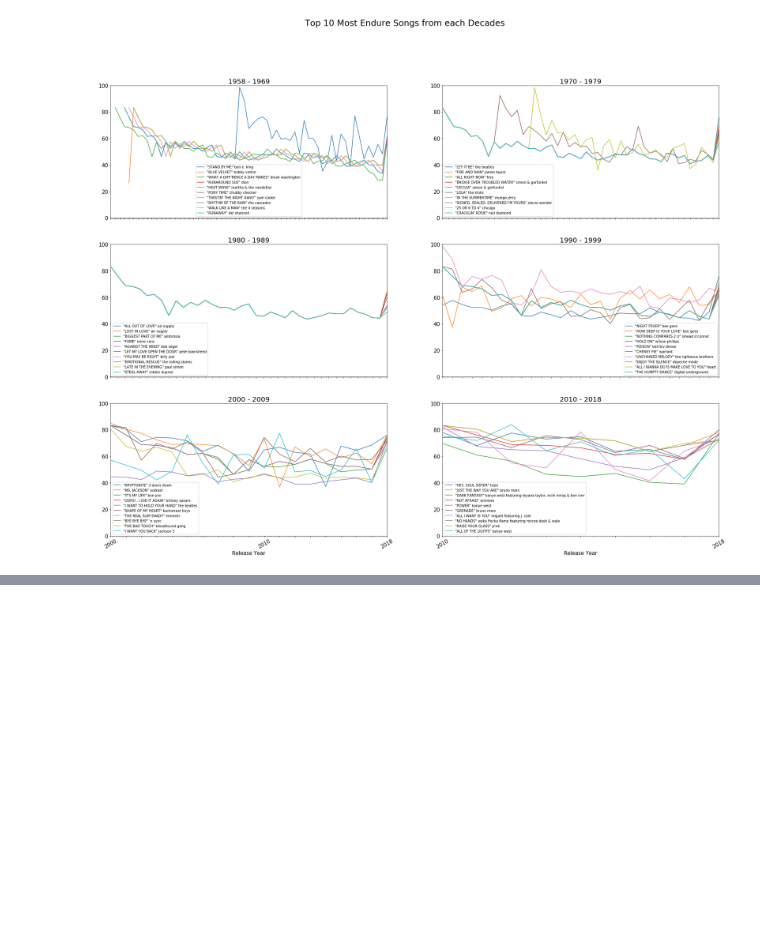
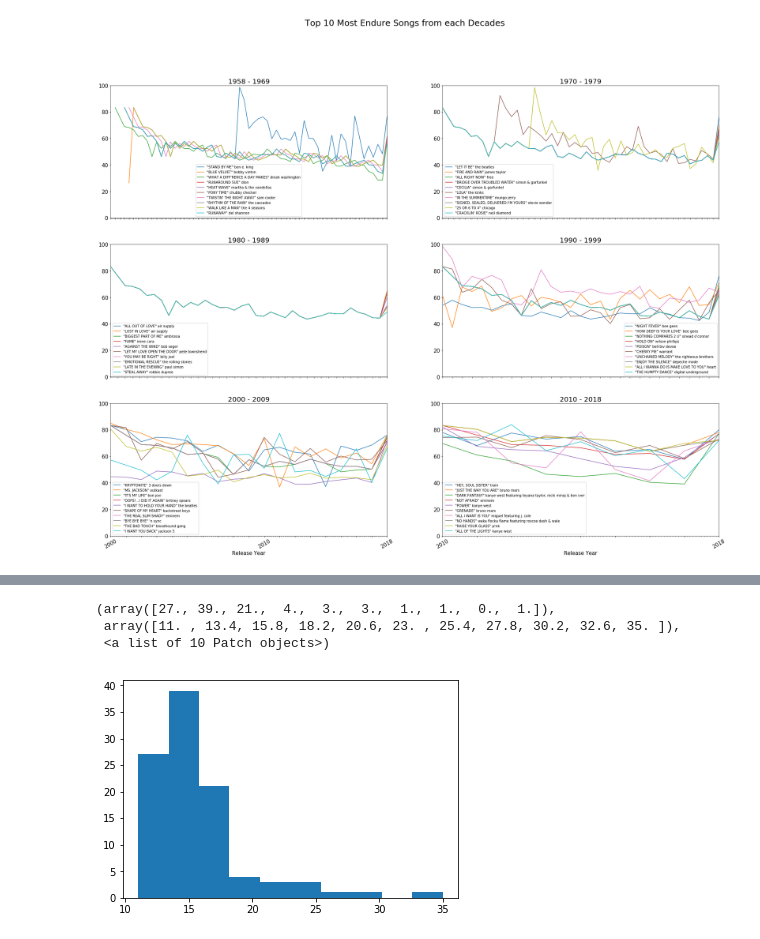
Before and after one commit to elicassion/Do-Popular-Songs-Endure, a Jupyter notebook: scripts/DoSongsEndure_Ultimate.ipynb, the cells around one changed output, grey strips where cells are left out. Cells and saved outputs as stored; diff of their text form; code cells hidden in the pictures; blank space fills up the shorter version.

```diff
--- a/scripts/DoSongsEndure_Ultimate.ipynb
+++ b/scripts/DoSongsEndure_Ultimate.ipynb
@@ -1398,0 +1493,7 @@ for i, (ll, rl) in enumerate(decades):
+# %%
+plt.hist(top_endure_features[0]['weeks_on_chart'])
+# %% [output]
+(array([27., 39., 21.,  4.,  3.,  3.,  1.,  1.,  0.,  1.]),
+ array([11. , 13.4, 15.8, 18.2, 20.6, 23. , 25.4, 27.8, 30.2, 32.6, 35. ]),
+ <a list of 10 Patch objects>)
+[figure, added]
```
Also changed, not shown: parts of 17 cells of this notebook.
